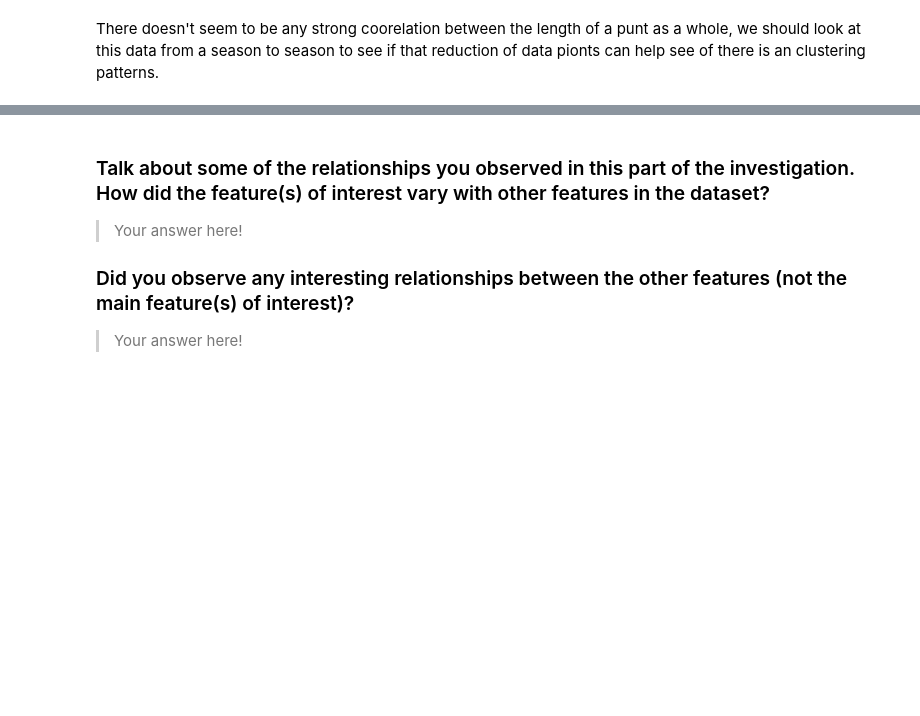
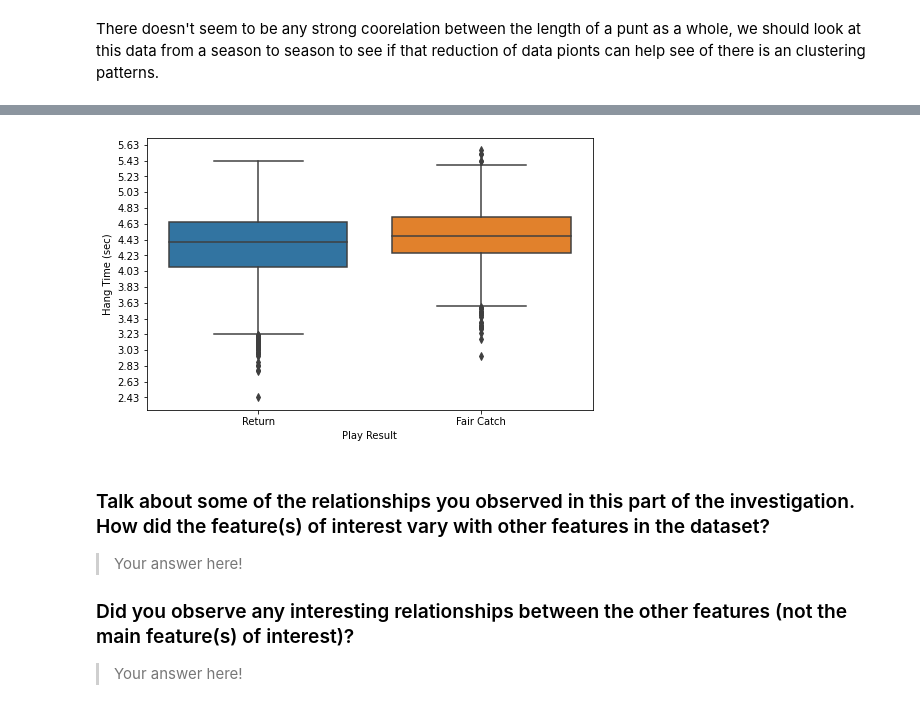
Before and after one commit to dkrejcarek/punt_analysis, a Jupyter notebook: Part_I_exploration_template.ipynb, the cells around one changed output, grey strips where cells are left out. Cells and saved outputs as stored; diff of their text form; code cells hidden in the pictures; blank space fills up the shorter version.

```diff
--- a/Part_I_exploration_template.ipynb
+++ b/Part_I_exploration_template.ipynb
@@ -427,0 +499,8 @@ g.add_legend();
+# %%
+# add in pff data to the Punt data
+pff_sub = pff.loc[:,['gameId', 'playId', 'hangTime', 'kickDirectionIntended', 'kickDirectionActual', 'returnDirectionIntended', 'returnDirectionActual']]
+
+# merge into punt_data
+punt_data = pd.merge(punt_data, pff_sub, on=['gameId', 'playId'])
+
+punt_data.info()
@@ -428,3 +525,16 @@ g.add_legend();
+# %%
+# Plot the hangtime versus the count of
+# make the hangtime down to the a 1/4 sec
+x_label = np.arange(punt_data['hangTime_x'].min(), punt_data['hangTime_x'].max()+.2, .2)
+
+plt.figure(figsize=[8, 5])
+
+sb.boxplot(data = punt_data, x = 'specialTeamsResult', y='hangTime_x')
+plt.yticks(x_label)
+plt.ylabel('Hang Time (sec)')
+plt.xlabel('Play Result');
+# %% [output]
+[figure, added]
 # %% [markdown]
 ### Talk about some of the relationships you observed in this part of the investigation. How did the feature(s) of interest vary with other features in the dataset?
 
```
Also changed, not shown: parts of 11 cells of this notebook.
